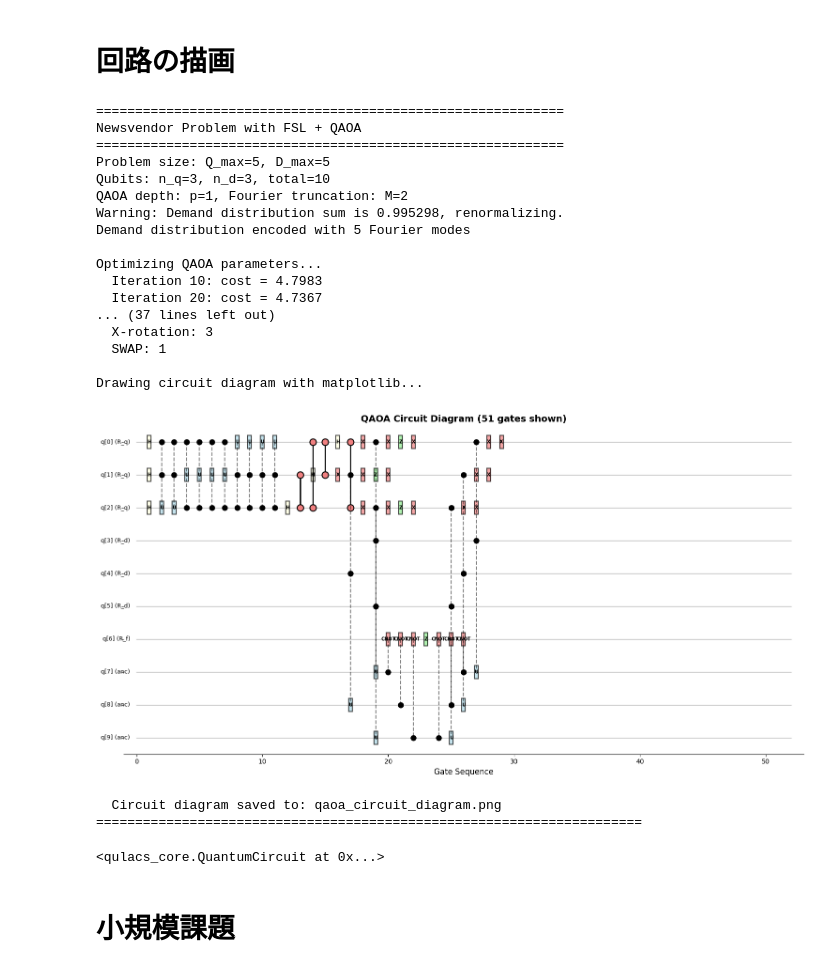
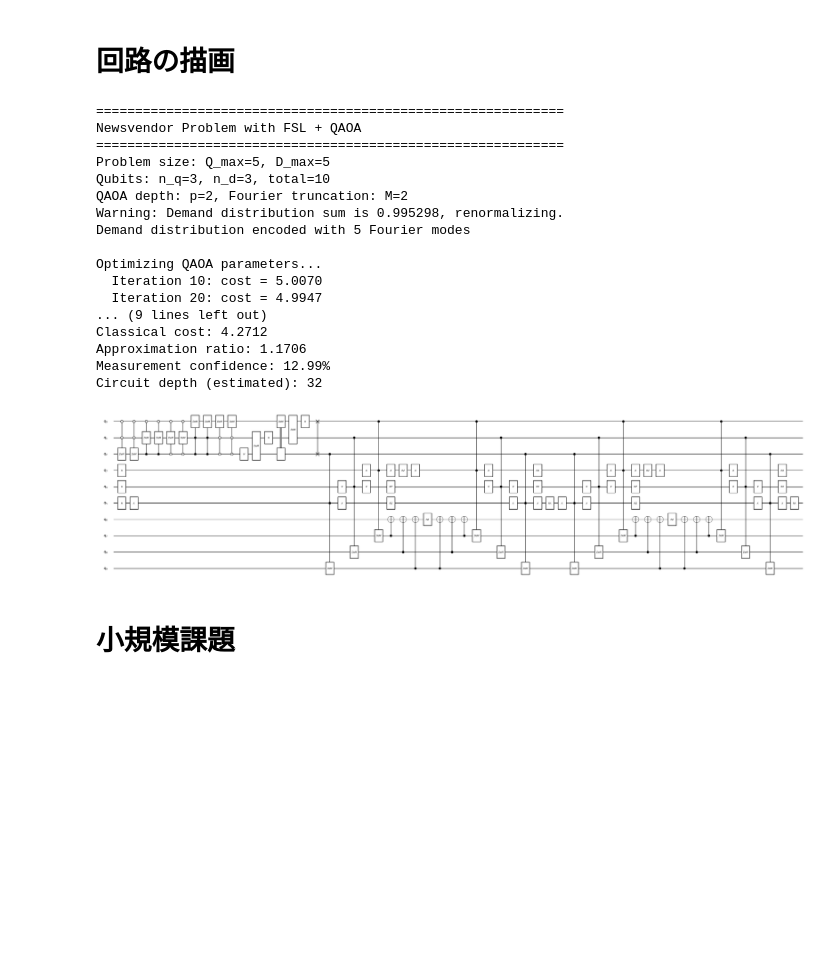
Before and after one commit to ReiMatsuzaki/qc_ft_prob, a Jupyter notebook: notebooks/08_newsvendor.ipynb, the cells around one changed output. Cells and saved outputs as stored; diff of their text form; code cells hidden in the pictures; blank space fills up the shorter version.

```diff
--- a/notebooks/08_newsvendor.ipynb
+++ b/notebooks/08_newsvendor.ipynb
@@ -9,42 +11,41 @@ from scipy.stats import norm
 # %%
 mu, sigma = 3, 1
 D_max = 5
 Q_max = 5
 demand_pdf = lambda x: norm.pdf(x, mu, sigma)
 result = solve_newsvendor_qaoa(
     demand_dist=demand_pdf,
     c=1.0,
     lam=5.0,
     Q_max=Q_max,
     D_max=D_max,
-    p=1,            # QAOA深さ
+    p=2,            # QAOA深さ
     M=2,            # フーリエ打ち切り次数
     n_shots=500,    # 測定回数
     verbose=True
 )
-visualize_circuit_from_result(result, max_gates=100)
+# visualize_circuit_structure(result, show_full=True)
+
+circuit_drawer(result['final_circuit'], "mpl")
 # %% [output]
 ============================================================
 Newsvendor Problem with FSL + QAOA
 ============================================================
 Problem size: Q_max=5, D_max=5
 Qubits: n_q=3, n_d=3, total=10
-QAOA depth: p=1, Fourier truncation: M=2
+QAOA depth: p=2, Fourier truncation: M=2
 Warning: Demand distribution sum is 0.995298, renormalizing.
 Demand distribution encoded with 5 Fourier modes
 
 Optimizing QAOA parameters...
-  Iteration 10: cost = 4.7983
-  Iteration 20: cost = 4.7367
-... (37 lines left out)
-  X-rotation: 3
-  SWAP: 1
-
-Drawing circuit diagram with matplotlib...
+  Iteration 10: cost = 5.0070
+  Iteration 20: cost = 4.9947
+... (9 lines left out)
+Classical cost: 4.2712
+Approximation ratio: 1.1706
+Measurement confidence: 12.99%
+Circuit depth (estimated): 32
-[figure, old version]
+[figure, new version]
-  Circuit diagram saved to: qaoa_circuit_diagram.png
-======================================================================
-<qulacs_core.QuantumCircuit at 0x...>
 # %% [markdown]
 # 小規模課題
 # %%
```
Also changed, not shown: parts of 5 cells of this notebook, 2 other files.
